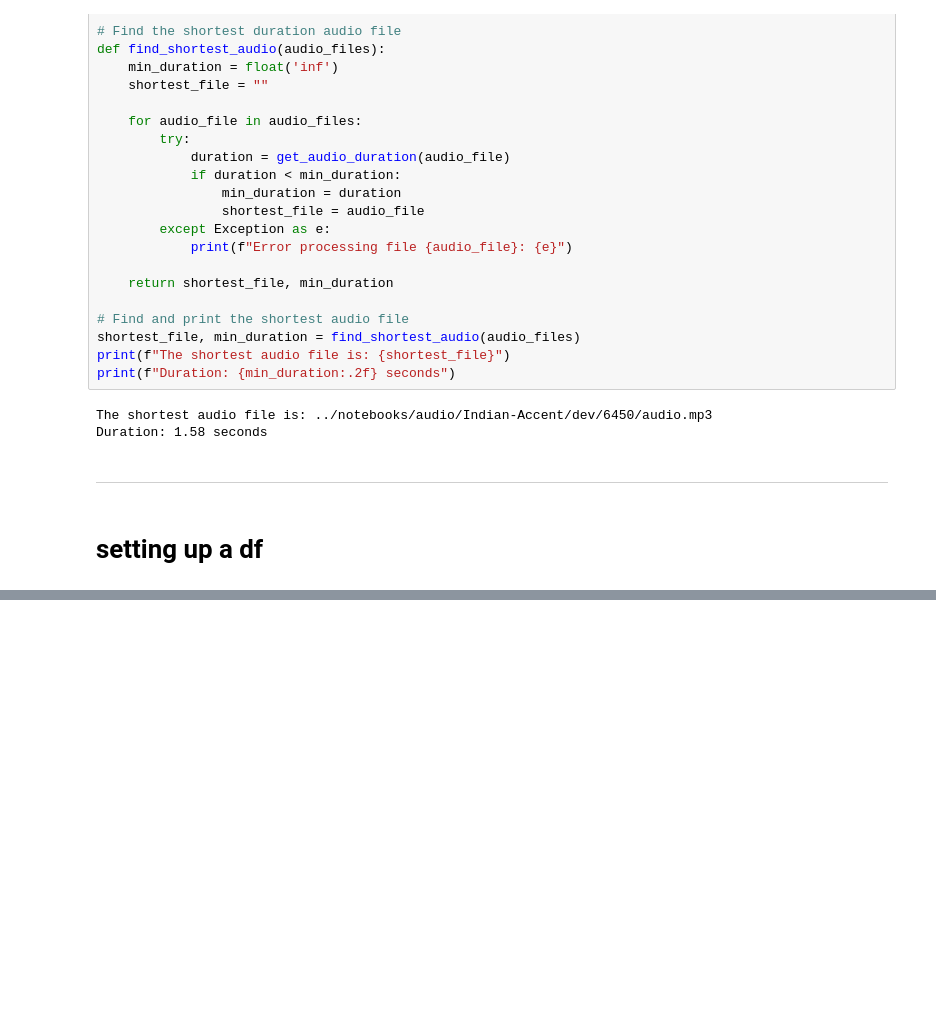
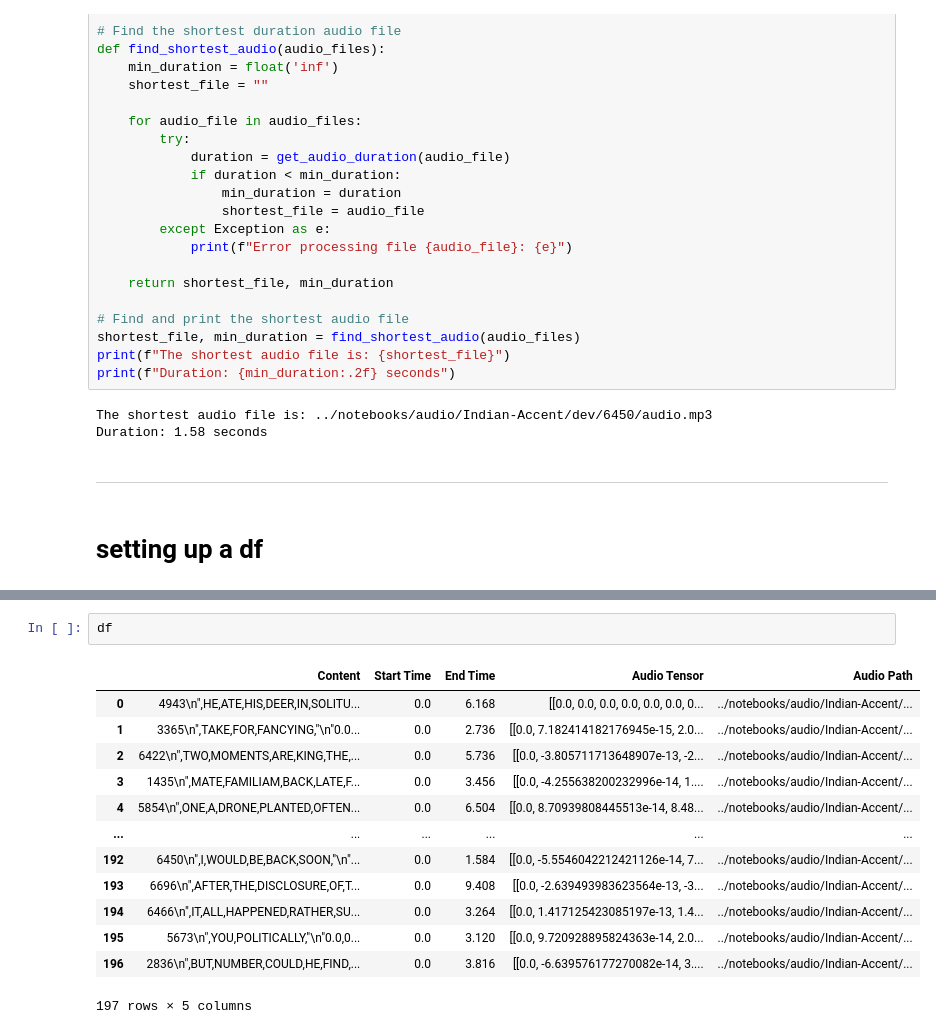
Before and after one commit to NACME-AIML-2024/final-project-dialect-dynamics, a Jupyter notebook: notebooks/indian-accent.ipynb, the cells around one changed output, grey strips where cells are left out. Cells and saved outputs as stored; diff of their text form; blank space fills up the shorter version.

```diff
--- a/notebooks/indian-accent.ipynb
+++ b/notebooks/indian-accent.ipynb
@@ -268,0 +446,16 @@ print(df.head())
+# %%
+df
+# %% [output]
+|  | Content | Start Time | End Time | Audio Tensor | Audio Path |
+| 0 | 4943\n",HE,ATE,HIS,DEER,IN,SOLITU... | 0.0 | 6.168 | [[0.0, 0.0, 0.0, 0.0, 0.0, 0.0, 0... | ../notebooks/audio/Indian-Accent/... |
+| 1 | 3365\n",TAKE,FOR,FANCYING,"\n"0.0... | 0.0 | 2.736 | [[0.0, 7.182414182176945e-15, 2.0... | ../notebooks/audio/Indian-Accent/... |
+| 2 | 6422\n",TWO,MOMENTS,ARE,KING,THE,... | 0.0 | 5.736 | [[0.0, -3.805711713648907e-13, -2... | ../notebooks/audio/Indian-Accent/... |
+| 3 | 1435\n",MATE,FAMILIAM,BACK,LATE,F... | 0.0 | 3.456 | [[0.0, -4.255638200232996e-14, 1.... | ../notebooks/audio/Indian-Accent/... |
+| 4 | 5854\n",ONE,A,DRONE,PLANTED,OFTEN... | 0.0 | 6.504 | [[0.0, 8.70939808445513e-14, 8.48... | ../notebooks/audio/Indian-Accent/... |
+| ... | ... | ... | ... | ... | ... |
+| 192 | 6450\n",I,WOULD,BE,BACK,SOON,"\n"... | 0.0 | 1.584 | [[0.0, -5.5546042212421126e-14, 7... | ../notebooks/audio/Indian-Accent/... |
+| 193 | 6696\n",AFTER,THE,DISCLOSURE,OF,T... | 0.0 | 9.408 | [[0.0, -2.639493983623564e-13, -3... | ../notebooks/audio/Indian-Accent/... |
+| 194 | 6466\n",IT,ALL,HAPPENED,RATHER,SU... | 0.0 | 3.264 | [[0.0, 1.417125423085197e-13, 1.4... | ../notebooks/audio/Indian-Accent/... |
+| 195 | 5673\n",YOU,POLITICALLY,"\n"0.0,0... | 0.0 | 3.120 | [[0.0, 9.720928895824363e-14, 2.0... | ../notebooks/audio/Indian-Accent/... |
+| 196 | 2836\n",BUT,NUMBER,COULD,HE,FIND,... | 0.0 | 3.816 | [[0.0, -6.639576177270082e-14, 3.... | ../notebooks/audio/Indian-Accent/... |
+197 rows × 5 columns
```
Also changed, not shown: parts of 17 cells of this notebook, 1 other file.
